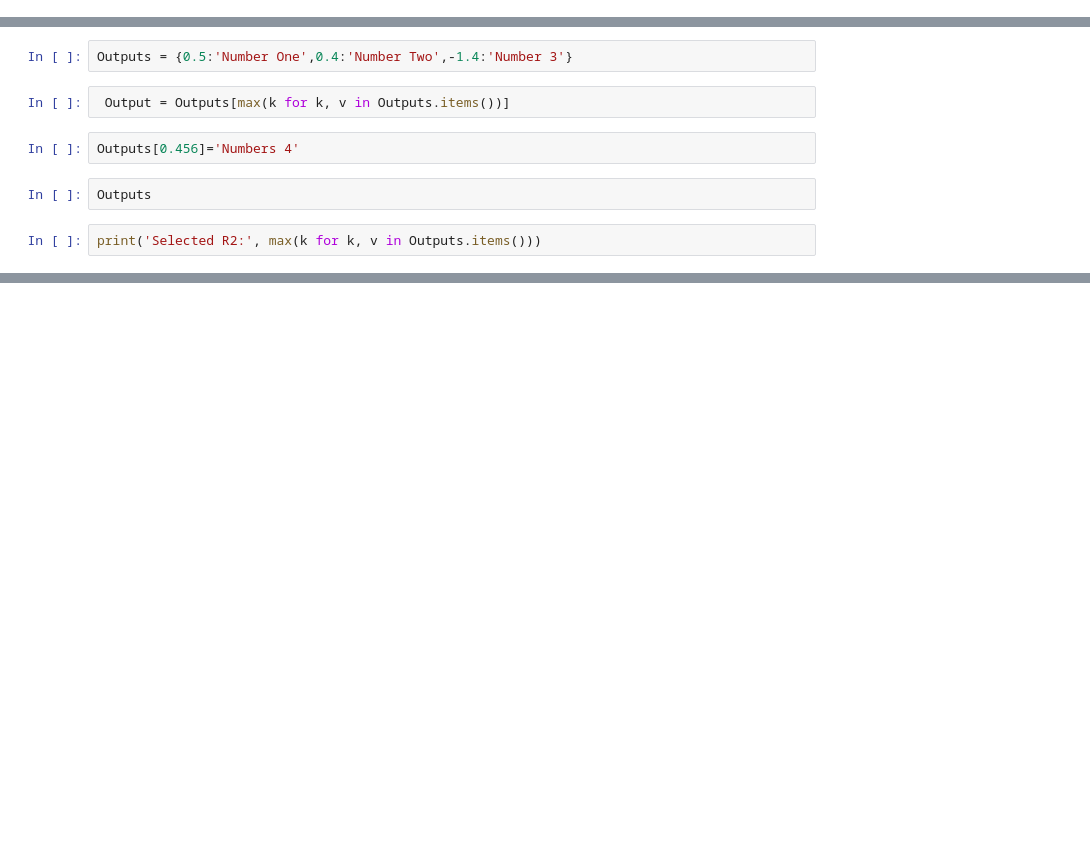
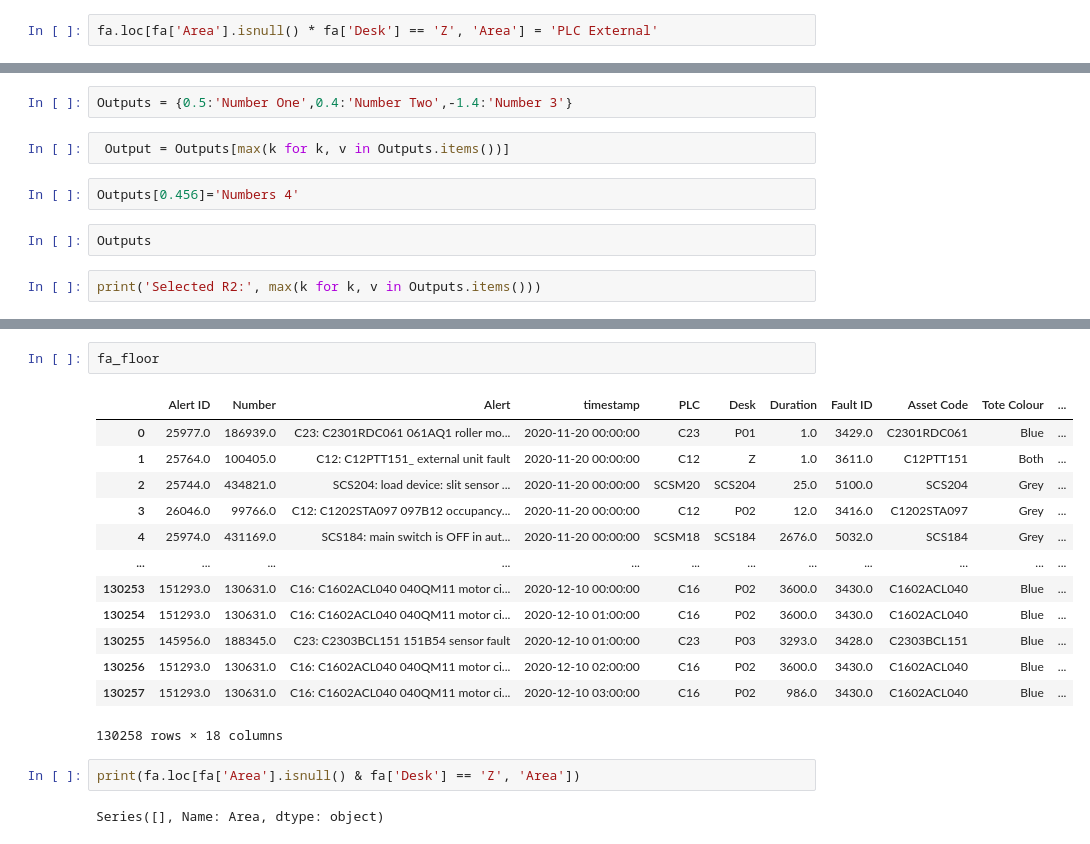
Before and after one commit to ch4413/scs, a Jupyter notebook: notebooks/Basic Model Jamie.ipynb, the cells around one changed output, grey strips where cells are left out. Drawn from its saved outputs; the diff is of its cells as text; blank space fills up the shorter version.

```diff
--- a/notebooks/Basic Model Jamie.ipynb
+++ b/notebooks/Basic Model Jamie.ipynb
@@ -45,2 +77,4 @@ HOTFIX: Quadrant only faults, PTT Asset Code update
+# %%
+fa.loc[fa['Area'].isnull() * fa['Desk'] == 'Z', 'Area'] = 'PLC External'
 # %%
 fa_floor = feat.floor_shift_time_fa(fa, shift=0)
@@ -178,0 +258,20 @@ R2_OOS
+# %%
+fa_floor
+# %% [output]
+|  | Alert ID | Number | Alert | timestamp | PLC | Desk | Duration | Fault ID | Asset Code | Tote Colour | ... |
+| 0 | 25977.0 | 186939.0 | C23: C2301RDC061 061AQ1 roller mo... | 2020-11-20 00:00:00 | C23 | P01 | 1.0 | 3429.0 | C2301RDC061 | Blue | ... |
+| 1 | 25764.0 | 100405.0 | C12: C12PTT151_ external unit fault | 2020-11-20 00:00:00 | C12 | Z | 1.0 | 3611.0 | C12PTT151 | Both | ... |
+| 2 | 25744.0 | 434821.0 | SCS204: load device: slit sensor ... | 2020-11-20 00:00:00 | SCSM20 | SCS204 | 25.0 | 5100.0 | SCS204 | Grey | ... |
+| 3 | 26046.0 | 99766.0 | C12: C1202STA097 097B12 occupancy... | 2020-11-20 00:00:00 | C12 | P02 | 12.0 | 3416.0 | C1202STA097 | Grey | ... |
+| 4 | 25974.0 | 431169.0 | SCS184: main switch is OFF in aut... | 2020-11-20 00:00:00 | SCSM18 | SCS184 | 2676.0 | 5032.0 | SCS184 | Grey | ... |
+| ... | ... | ... | ... | ... | ... | ... | ... | ... | ... | ... | ... |
+| 130253 | 151293.0 | 130631.0 | C16: C1602ACL040 040QM11 motor ci... | 2020-12-10 00:00:00 | C16 | P02 | 3600.0 | 3430.0 | C1602ACL040 | Blue | ... |
+| 130254 | 151293.0 | 130631.0 | C16: C1602ACL040 040QM11 motor ci... | 2020-12-10 01:00:00 | C16 | P02 | 3600.0 | 3430.0 | C1602ACL040 | Blue | ... |
+| 130255 | 145956.0 | 188345.0 | C23: C2303BCL151 151B54 sensor fault | 2020-12-10 01:00:00 | C23 | P03 | 3293.0 | 3428.0 | C2303BCL151 | Blue | ... |
+| 130256 | 151293.0 | 130631.0 | C16: C1602ACL040 040QM11 motor ci... | 2020-12-10 02:00:00 | C16 | P02 | 3600.0 | 3430.0 | C1602ACL040 | Blue | ... |
+| 130257 | 151293.0 | 130631.0 | C16: C1602ACL040 040QM11 motor ci... | 2020-12-10 03:00:00 | C16 | P02 | 986.0 | 3430.0 | C1602ACL040 | Blue | ... |
+130258 rows × 18 columns
+# %%
+print(fa.loc[fa['Area'].isnull() & fa['Desk'] == 'Z', 'Area'])
+# %% [output]
+Series([], Name: Area, dtype: object)
```
Also changed, not shown: parts of 16 cells of this notebook, 8 other files.
